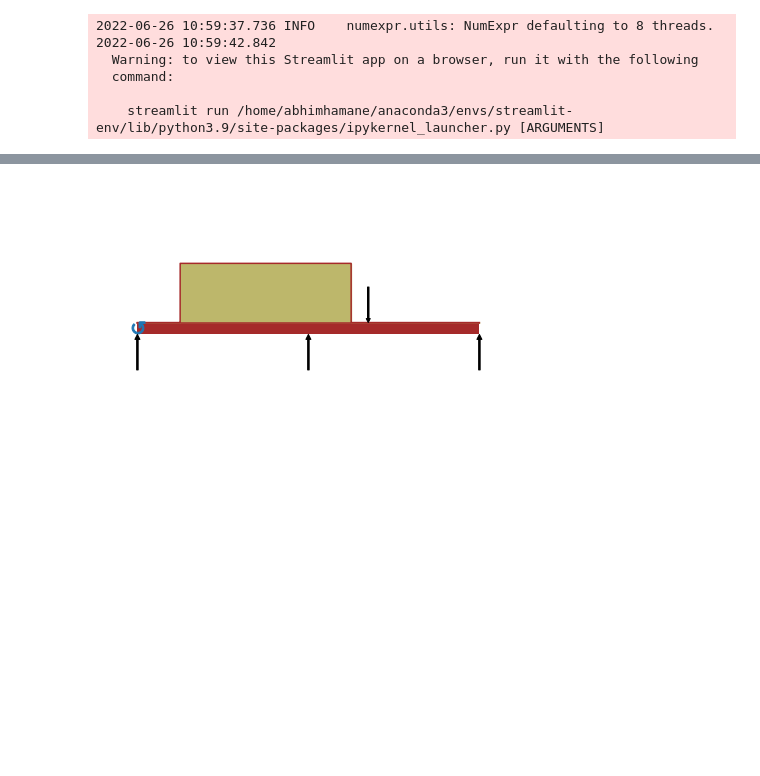
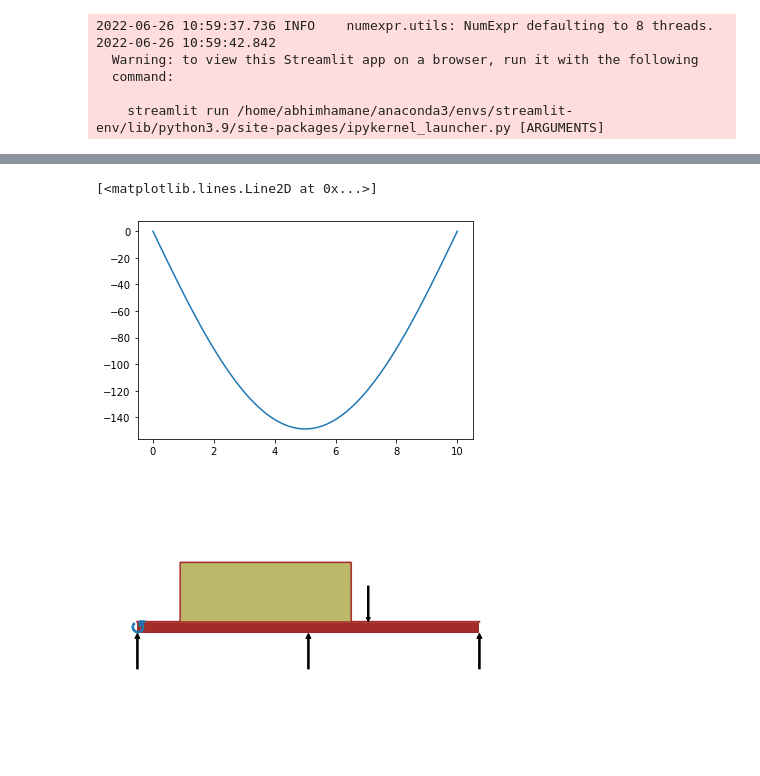
Before and after one commit to abhimhamane/structural_streamlit, a Jupyter notebook: stream.ipynb, the cells around one changed output, grey strips where cells are left out. Saved outputs shown, nothing was run; the diff lists cells and outputs as text; code cells hidden in the pictures; blank space fills up the shorter version.

```diff
--- a/stream.ipynb
+++ b/stream.ipynb
@@ -194,0 +203,9 @@ $\displaystyle R_{10}$
+# %%
+x = sympy.symbols("x")
+
+C1 = sympy.symbols("C1")
+C2 = sympy.symbols("C2")
+
+integrated_slp = sympy.integrate(moment_eqn, x)/(E*I) + C1
+
+integrated_defl = sympy.integrate(integrated_slp, x) + C2
@@ -194,0 +224,3 @@ $\displaystyle R_{10}$
+# %%
+integrated_defl = integrated_defl.subs(C1, -47.6190476190476)
+integrated_defl = integrated_defl.subs(C2, 0.0)
@@ -195,3 +235,14 @@ $\displaystyle R_{10}$
+# %%
+ax_x = list(np.linspace(0, L, 100))
+x = sympy.symbols("x")
+defl_val = []
+for i in ax_x:
+    defl_val.append(integrated_defl.subs(x, i))
+
+plt.plot(ax_x, defl_val)
+# %% [output]
+[<matplotlib.lines.Line2D at 0x...>]
+[figure, added]
 # %%
 L = 20.0
 E = 25000
```
Also changed, not shown: parts of 7 cells of this notebook, 3 other files.
